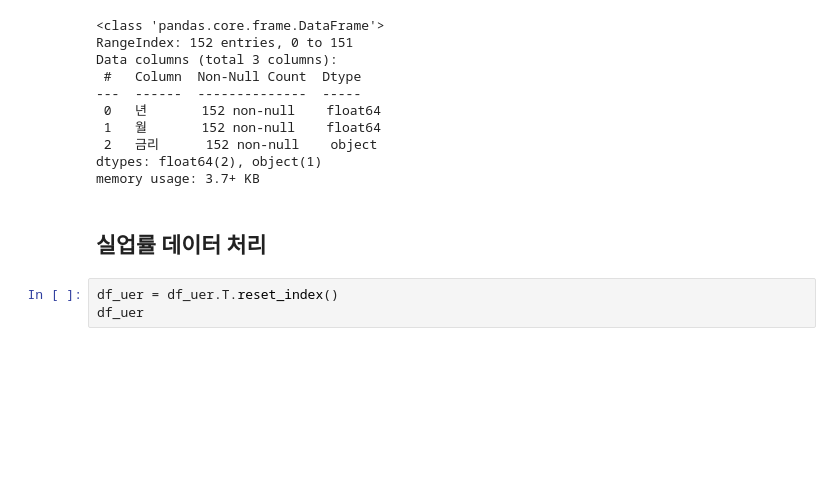
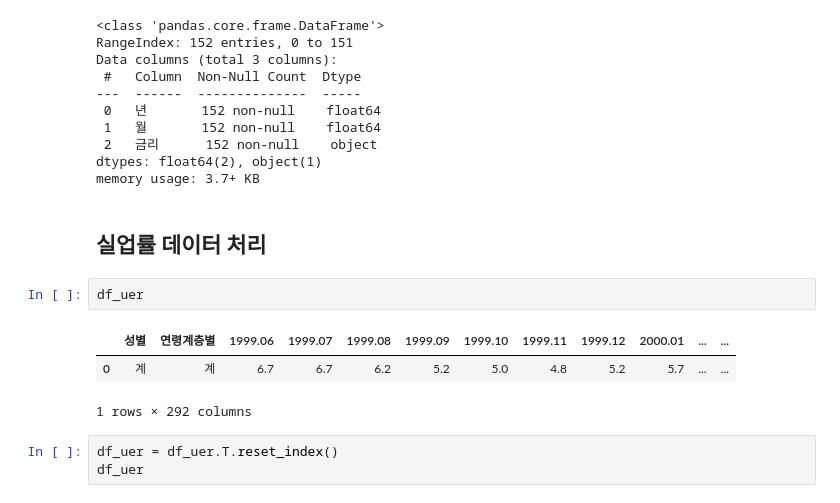
Before and after one commit to Gil-Yeon/TIL, a Jupyter notebook: Project/Preprocessing.ipynb, the cells around one changed output. Drawn from its saved outputs; the diff is of its cells as text; blank space fills up the shorter version.

```diff
--- a/Project/Preprocessing.ipynb
+++ b/Project/Preprocessing.ipynb
@@ -85,6 +85,12 @@ dtypes: float64(2), object(1)
 memory usage: 3.7+ KB
 # %% [markdown]
 ## 실업률 데이터 처리
+# %%
+df_uer
+# %% [output]
+|  | 성별 | 연령계층별 | 1999.06 | 1999.07 | 1999.08 | 1999.09 | 1999.10 | 1999.11 | 1999.12 | 2000.01 | ... | ... |
+| 0 | 계 | 계 | 6.7 | 6.7 | 6.2 | 5.2 | 5.0 | 4.8 | 5.2 | 5.7 | ... | ... |
+1 rows × 292 columns
 # %%
 df_uer = df_uer.T.reset_index()
 df_uer
```
Also changed, not shown: parts of 3 cells of this notebook, 5 other files.
